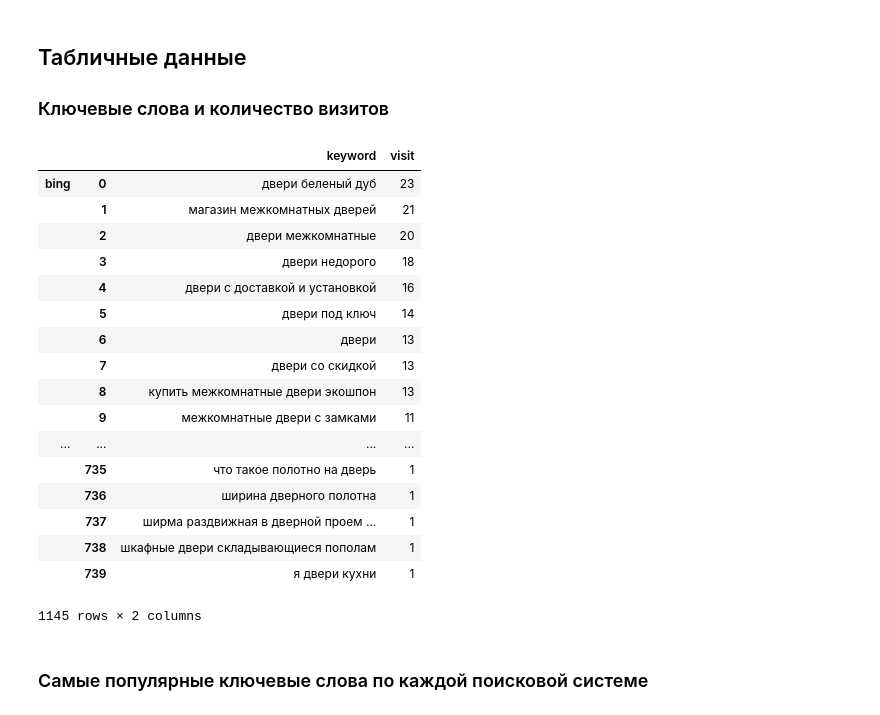
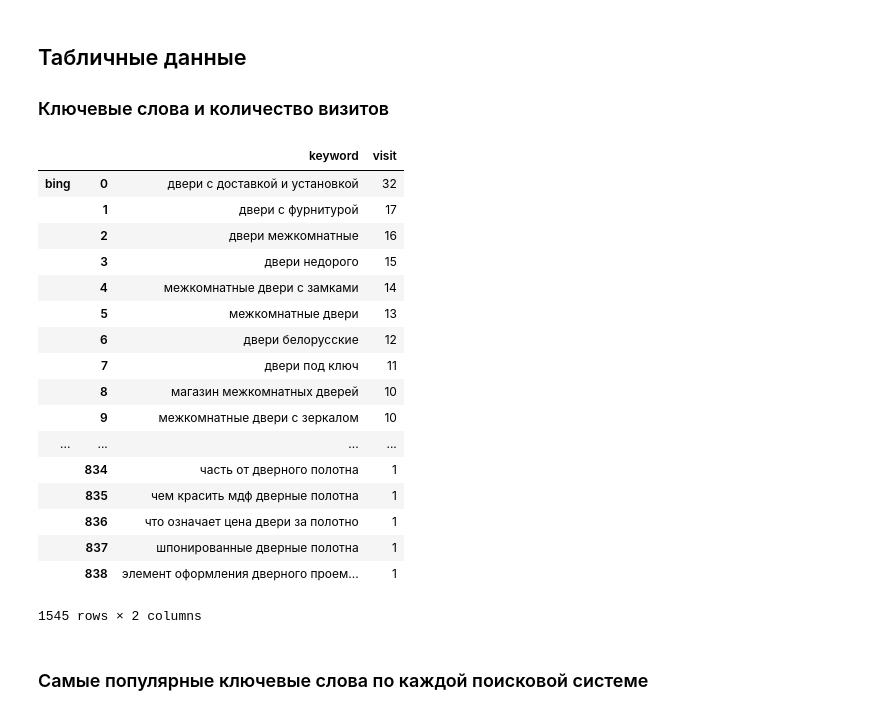
Before and after one commit to robosnob/took-took.ru, a Jupyter notebook: Reports/Took-Took.ru.ipynb, the cells around one changed output. Drawn from its saved outputs; the diff is of its cells as text; code cells hidden in the pictures.

```diff
--- a/Reports/Took-Took.ru.ipynb
+++ b/Reports/Took-Took.ru.ipynb
@@ -84,27 +85,28 @@ ax.legend(loc='upper right');
 <h3>Ключевые слова и количество визитов</h3>
 # %%
 kw = 'keyword visit'.split()
-# %%
-data[kw]
-# %% [output]
-|  |  | keyword | visit |
-| bing | 0 | двери беленый дуб | 23 |
-|  | 1 | магазин межкомнатных дверей | 21 |
-|  | 2 | двери межкомнатные | 20 |
-|  | 3 | двери недорого | 18 |
-|  | 4 | двери с доставкой и установкой | 16 |
-|  | 5 | двери под ключ | 14 |
-|  | 6 | двери | 13 |
-|  | 7 | двери со скидкой | 13 |
-|  | 8 | купить межкомнатные двери экошпон | 13 |
-|  | 9 | межкомнатные двери с замками | 11 |
-| ... | ... | ... | ... |
-|  | 735 | что такое полотно на дверь | 1 |
-|  | 736 | ширина дверного полотна | 1 |
-|  | 737 | ширма раздвижная в дверной проем ... | 1 |
-|  | 738 | шкафные двери складывающиеся пополам | 1 |
-|  | 739 | я двери кухни | 1 |
-1145 rows × 2 columns
+# %%
+data.visit = data.visit.astype(int)
+data[kw]
+# %% [output]
+|  |  | keyword | visit |
+| bing | 0 | двери с доставкой и установкой | 32 |
+|  | 1 | двери с фурнитурой | 17 |
+|  | 2 | двери межкомнатные | 16 |
+|  | 3 | двери недорого | 15 |
+|  | 4 | межкомнатные двери с замками | 14 |
+|  | 5 | межкомнатные двери | 13 |
+|  | 6 | двери белорусские | 12 |
+|  | 7 | двери под ключ | 11 |
+|  | 8 | магазин межкомнатных дверей | 10 |
+|  | 9 | межкомнатные двери с зеркалом | 10 |
+| ... | ... | ... | ... |
+|  | 834 | часть от дверного полотна | 1 |
+|  | 835 | чем красить мдф дверные полотна | 1 |
+|  | 836 | что означает цена двери за полотно | 1 |
+|  | 837 | шпонированные дверные полотна | 1 |
+|  | 838 | элемент оформления дверного проем... | 1 |
+1545 rows × 2 columns
 # %% [markdown]
 <h3>Самые популярные ключевые слова по каждой поисковой системе</h3>
 # %%
```
Also changed, not shown: parts of 7 cells of this notebook.
